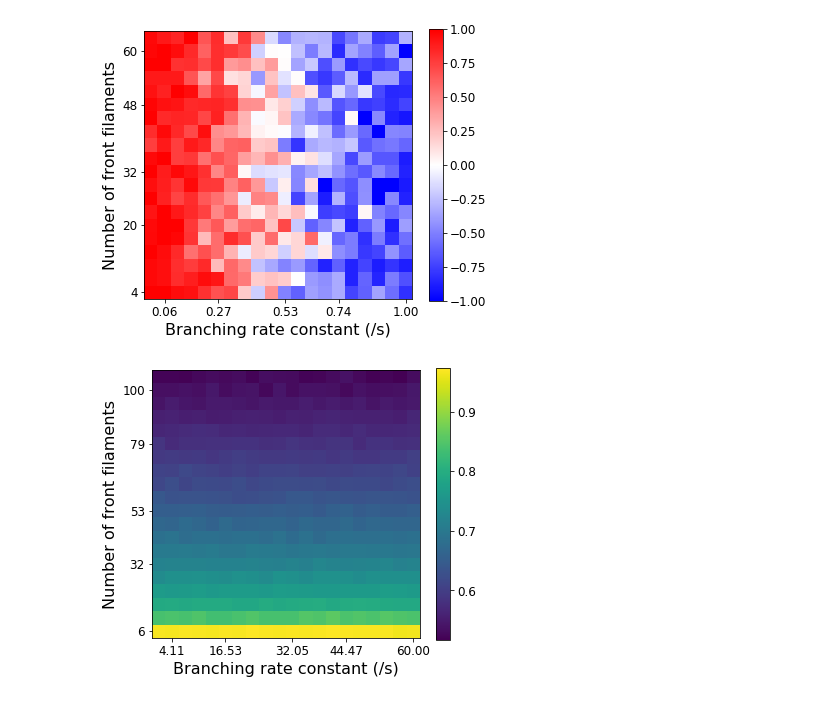
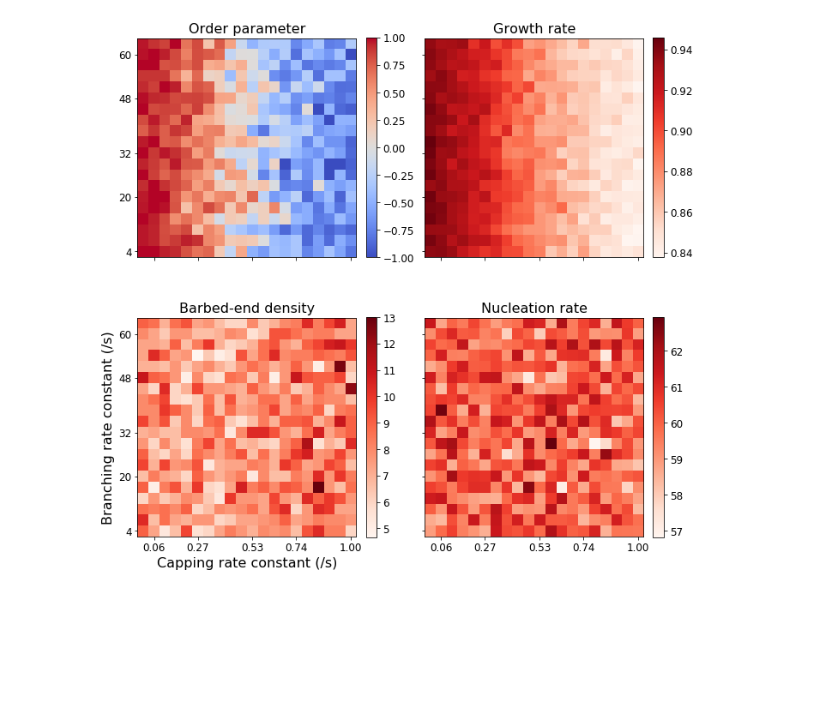
Before and after one commit to jiongyi/postdoc, a Jupyter notebook: actin_assembly/simulation/weichsel_schwarz/2020-04-30-weichsel-schwarz-branching-vs-capping.ipynb, the cells around one changed output. Saved outputs shown, nothing was run; the diff lists cells and outputs as text; code cells hidden in the pictures; blank space fills up the shorter version.

```diff
--- a/actin_assembly/simulation/weichsel_schwarz/2020-04-30-weichsel-schwarz-branching-vs-capping.ipynb
+++ b/actin_assembly/simulation/weichsel_schwarz/2020-04-30-weichsel-schwarz-branching-vs-capping.ipynb
@@ -37,44 +46,33 @@ for k in range(num_replicates):
+# %%
+fig5_hand, axes5_hand = subplots(2, 2, sharey=True, sharex=True)
+fig5_hand.set_figwidth(11)
+fig5_hand.set_figheight(11)
+im5a_hand = axes5_hand[0][0].imshow(flip(order_parameter_mat, 0).mean(axis=-1), cmap=get_cmap('coolwarm'))
+axes5_hand[0][0].set_title('Order parameter', fontsize=16)
+im5b_hand = axes5_hand[0][1].imshow(flip(rel_growth_rate_mat, 0).mean(axis=-1), cmap=get_cmap('Reds'))
+axes5_hand[0][1].set_title('Growth rate', fontsize=16)
+im5c_hand = axes5_hand[1][0].imshow(flip(density_active_mat, 0).mean(axis=-1), cmap=get_cmap('Reds'))
+axes5_hand[1][0].set_title('Barbed-end density', fontsize=16)
+im5d_hand = axes5_hand[1][1].imshow(flip(nucleation_rate_mat, 0).mean(axis=-1), cmap=get_cmap('Reds'))
+axes5_hand[1][1].set_title('Nucleation rate', fontsize=16)
+for i in range(2):
+    for j in range(2):
+        axes5_hand[i][j].set_xticks(ticks_row)
+        axes5_hand[i][j].set_xticklabels(x_label_row, fontsize=12)
+        axes5_hand[i][j].set_yticks(ticks_row)
+        axes5_hand[i][j].set_yticklabels(y_label_row, fontsize=12)
+bar5a_hand = fig5_hand.colorbar(im5a_hand, ax=axes5_hand[0][0], fraction=0.046, pad=0.04)
+bar5a_hand.ax.tick_params(labelsize=12)
+bar5b_hand = fig5_hand.colorbar(im5b_hand, ax=axes5_hand[0][1], fraction=0.046, pad=0.04)
+bar5b_hand.ax.tick_params(labelsize=12)
+bar5c_hand = fig5_hand.colorbar(im5c_hand, ax=axes5_hand[1][0], fraction=0.046, pad=0.04)
+bar5c_hand.ax.tick_params(labelsize=12)
+axes5_hand[1][0].set_xlabel('Capping rate constant (/s)', fontsize=16)
+axes5_hand[1][0].set_ylabel('Branching rate constant (/s)', fontsize=16)
+bar5d_hand = fig5_hand.colorbar(im5d_hand, ax=axes5_hand[1][1], fraction=0.046, pad=0.04)
+bar5d_hand.ax.tick_params(labelsize=12)
+fig5_hand.savefig('capping-rate-const-vs-branching-rate-const-phase-diagrams.png')
+# %% [output]
+[figure, added]
 # %%
 dump_session('2020-05-06-branching-vs-capping-rate.db')
-# %%
-fig1_hand, axes1_hand = subplots()
-fig1_hand.set_figheight(5)
-im1_hand = axes1_hand.imshow(flip(order_parameter_mat, 0).mean(axis=-1), cmap=get_cmap('bwr'))
-axes1_hand.set_xlabel('Branching rate constant (/s)', fontsize=16)
-ticks_row = linspace(1, num_intervals - 1, 5, dtype=int)
-x_label_row = []
-y_label_row = []
-for i in ticks_row:
-    x_label_row.append('{:.2f}'.format(capping_rate_const_row[i]))
-    y_label_row.append('{:.0f}'.format(branching_rate_const_row[-i]))
-axes1_hand.set_xticks(ticks_row)
-axes1_hand.set_xticklabels(x_label_row, fontsize=12)
-axes1_hand.set_yticks(ticks_row)
-axes1_hand.set_yticklabels(y_label_row, fontsize=12)
-axes1_hand.set_ylabel('Number of front filaments', fontsize=16)
-bar1_hand = fig1_hand.colorbar(im1_hand)
-bar1_hand.ax.tick_params(labelsize=12)
-fig1_hand.savefig('branching-rate-constant-number-front-filaments-mean-order-parameter.png')
-# %% [output]
-[figure, removed]
-# %%
-fig2_hand, axes2_hand = subplots()
-fig2_hand.set_figheight(5)
-im2_hand = axes2_hand.imshow(flip(rel_growth_rate_mat, 0).mean(axis=-1), cmap=get_cmap('viridis'))
-axes2_hand.set_xlabel('Branching rate constant (/s)', fontsize=16)
-ticks_row = linspace(1, num_intervals - 1, 5, dtype=int)
-x_label_row = []
-y_label_row = []
-for i in ticks_row:
-    x_label_row.append('{:.2f}'.format(capping_rate_const_row[i]))
-    y_label_row.append('{:n}'.format(branching_rate_const_row[-i]))
-axes2_hand.set_xticks(ticks_row)
-axes2_hand.set_xticklabels(x_label_row, fontsize=12)
-axes2_hand.set_yticks(ticks_row)
-axes2_hand.set_yticklabels(y_label_row, fontsize=12)
-axes2_hand.set_ylabel('Number of front filaments', fontsize=16)
-bar2_hand = fig2_hand.colorbar(im2_hand)
-bar2_hand.ax.tick_params(labelsize=12)
-fig2_hand.savefig('branching-rate-constant-number-front-filaments-growth-rate.png')
-# %% [output]
-[figure, removed]
```
Also changed, not shown: parts of 5 cells of this notebook, 5 other files.
